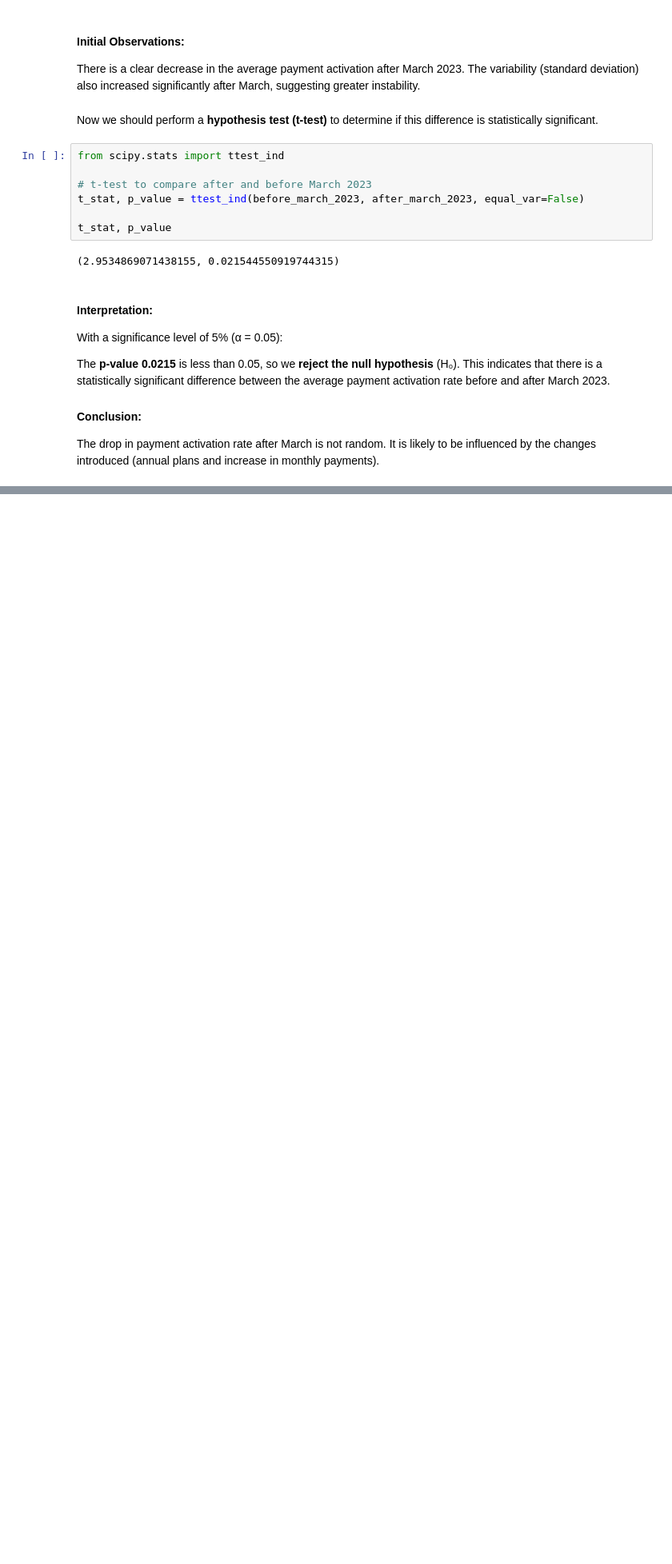
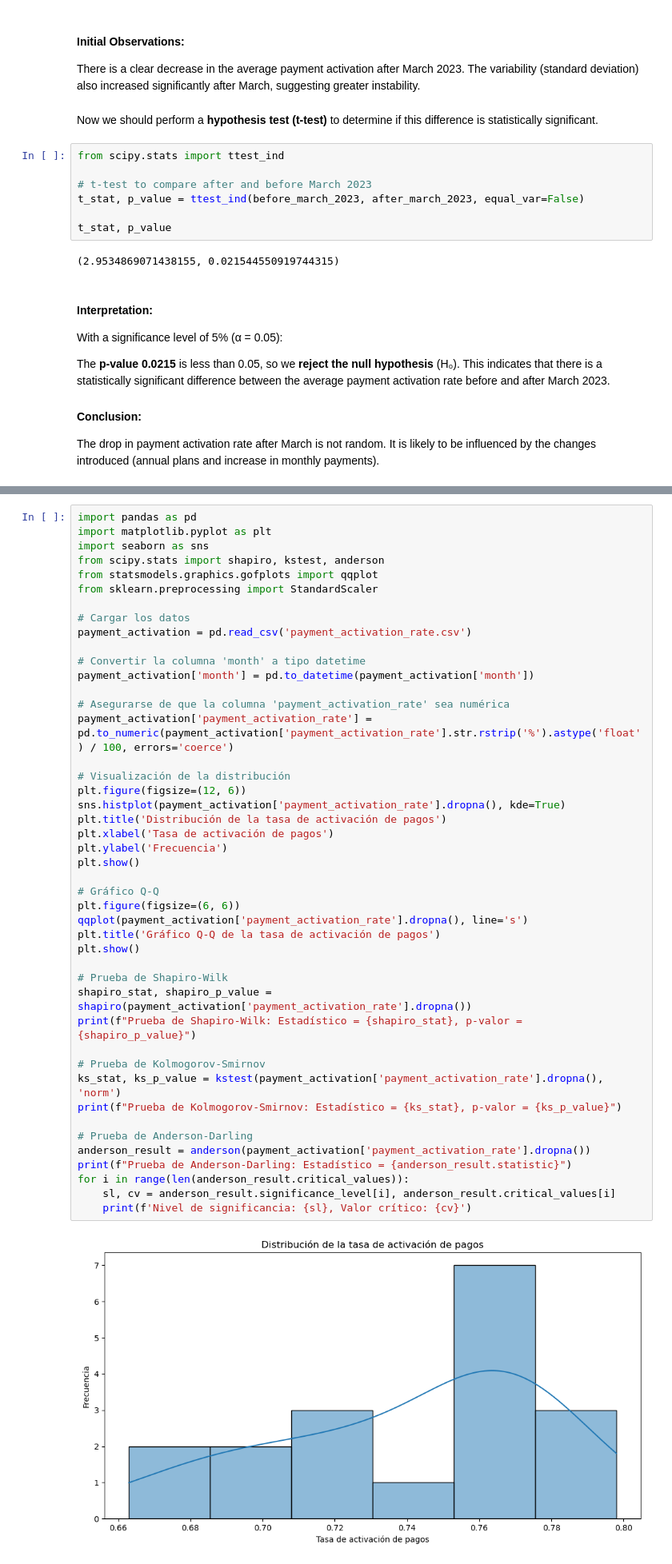
Before and after one commit to datasilvia/Last-Minute-Business-case, a Jupyter notebook: question2.ipynb, the cells around one changed output, grey strips where cells are left out. Shown at 80% size. Drawn from its saved outputs; the diff is of its cells as text; blank space fills up the shorter version.

```diff
--- a/question2.ipynb
+++ b/question2.ipynb
@@ -108,0 +246,47 @@ It is likely to be influenced by the changes introduced (annual plans and increa
+# %%
+import pandas as pd
+import matplotlib.pyplot as plt
+import seaborn as sns
+from scipy.stats import shapiro, kstest, anderson
+from statsmodels.graphics.gofplots import qqplot
+from sklearn.preprocessing import StandardScaler
+
+# Cargar los datos
+payment_activation = pd.read_csv('payment_activation_rate.csv')
+
+# Convertir la columna 'month' a tipo datetime
+payment_activation['month'] = pd.to_datetime(payment_activation['month'])
+
+# Asegurarse de que la columna 'payment_activation_rate' sea numérica
+payment_activation['payment_activation_rate'] = pd.to_numeric(payment_activation['payment_activation_rate'].str.rstrip('%').astype('float') / 100, errors='coerce')
+
+# Visualización de la distribución
+plt.figure(figsize=(12, 6))
+sns.histplot(payment_activation['payment_activation_rate'].dropna(), kde=True)
+plt.title('Distribución de la tasa de activación de pagos')
+plt.xlabel('Tasa de activación de pagos')
+plt.ylabel('Frecuencia')
+plt.show()
+
+# Gráfico Q-Q
+plt.figure(figsize=(6, 6))
+qqplot(payment_activation['payment_activation_rate'].dropna(), line='s')
+plt.title('Gráfico Q-Q de la tasa de activación de pagos')
+plt.show()
+
+# Prueba de Shapiro-Wilk
+shapiro_stat, shapiro_p_value = shapiro(payment_activation['payment_activation_rate'].dropna())
+print(f"Prueba de Shapiro-Wilk: Estadístico = {shapiro_stat}, p-valor = {shapiro_p_value}")
+
+# Prueba de Kolmogorov-Smirnov
+ks_stat, ks_p_value = kstest(payment_activation['payment_activation_rate'].dropna(), 'norm')
+print(f"Prueba de Kolmogorov-Smirnov: Estadístico = {ks_stat}, p-valor = {ks_p_value}")
+
+# Prueba de Anderson-Darling
+anderson_result = anderson(payment_activation['payment_activation_rate'].dropna())
+print(f"Prueba de Anderson-Darling: Estadístico = {anderson_result.statistic}")
+for i in range(len(anderson_result.critical_values)):
+    sl, cv = anderson_result.significance_level[i], anderson_result.critical_values[i]
+    print(f'Nivel de significancia: {sl}, Valor crítico: {cv}')
+# %% [output]
+[figure, added]
```
Also changed, not shown: parts of 6 cells of this notebook, 2 other files.
